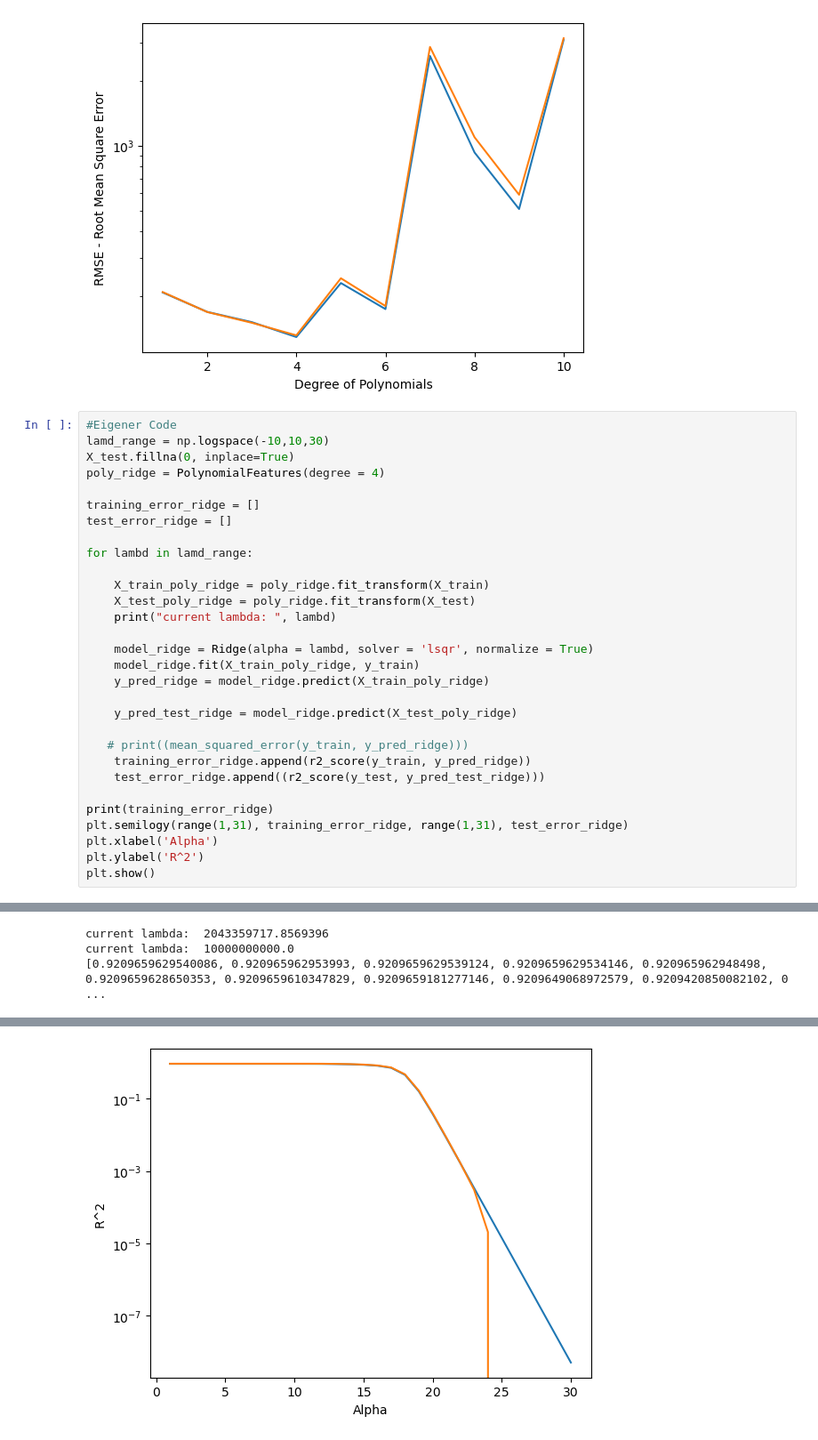
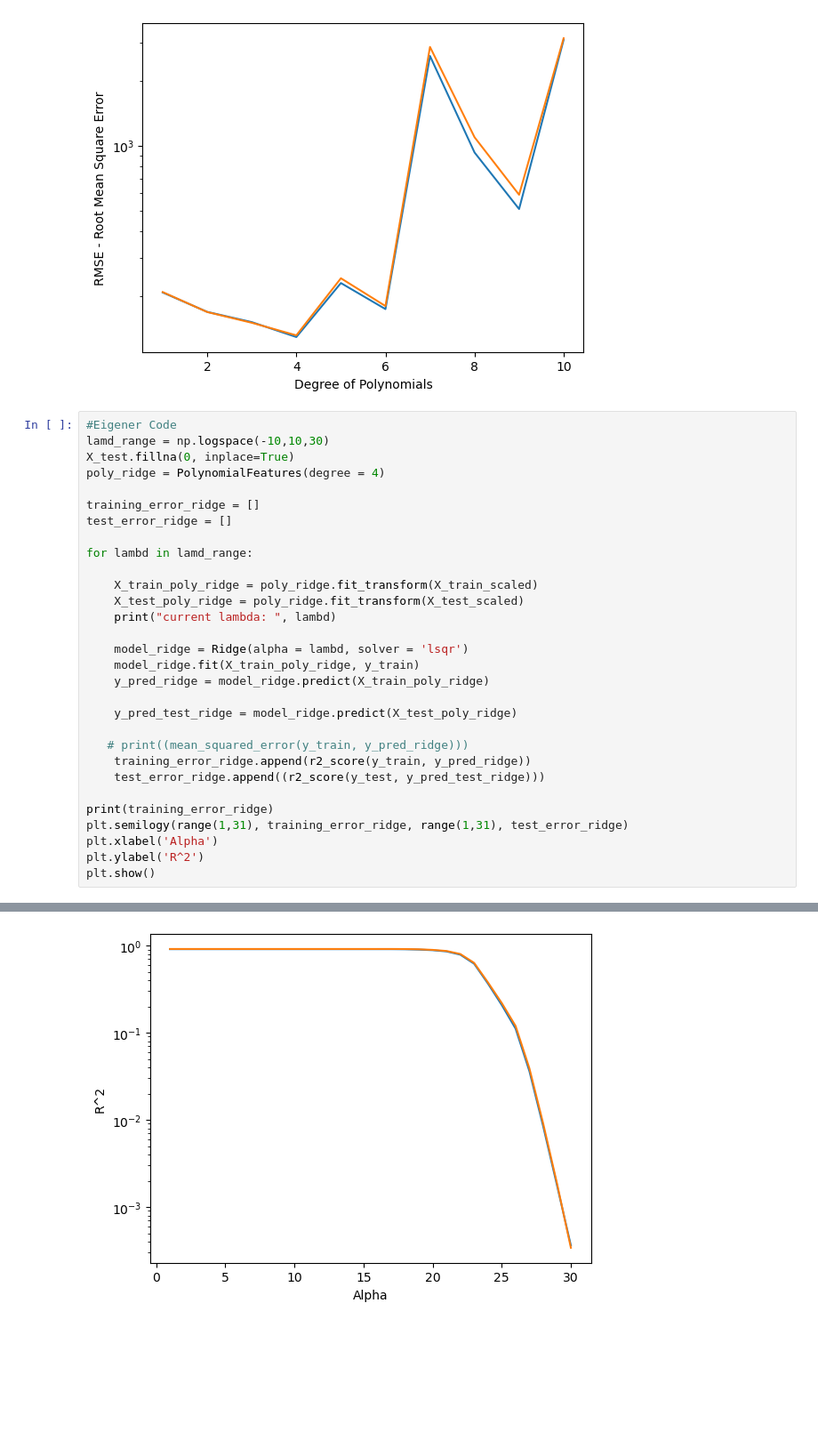
Before and after one commit to diego411/AA_Team_10, a Jupyter notebook: notebook/FeatureEngineering.ipynb, the cells around one changed output, grey strips where cells are left out. Shown at 89% size. Drawn from its saved outputs; the diff is of its cells as text; blank space fills up the shorter version.

Commit message:
better ridge plot

```diff
--- a/notebook/FeatureEngineering.ipynb
+++ b/notebook/FeatureEngineering.ipynb
@@ -578,11 +578,11 @@ test_error_ridge = []
 
 for lambd in lamd_range:
 
-    X_train_poly_ridge = poly_ridge.fit_transform(X_train)
-    X_test_poly_ridge = poly_ridge.fit_transform(X_test)
+    X_train_poly_ridge = poly_ridge.fit_transform(X_train_scaled)
+    X_test_poly_ridge = poly_ridge.fit_transform(X_test_scaled)
     print("current lambda: ", lambd)
 
-    model_ridge = Ridge(alpha = lambd, solver = 'lsqr', normalize = True)
+    model_ridge = Ridge(alpha = lambd, solver = 'lsqr')
     model_ridge.fit(X_train_poly_ridge, y_train)
     y_pred_ridge = model_ridge.predict(X_train_poly_ridge)
 
@@ -680,3 +617,0 @@ Set parameter alpha to: original_alpha * n_samples.
-current lambda:  2043359717.8569396
-current lambda:  10000000000.0
-[0.9209659629540086, 0.920965962953993, 0.9209659629539124, 0.9209659629534146, 0.920965962948498, 0.9209659628650353, 0.9209659610347829, 0.9209659181277146, 0.9209649068972579, 0.9209420850082102, 0 ...
@@ -700 +618 @@ Set parameter alpha to: original_alpha * n_samples.
-[figure, old version]
+[figure, new version]
```
Also changed, not shown: parts of 5 cells of this notebook.
